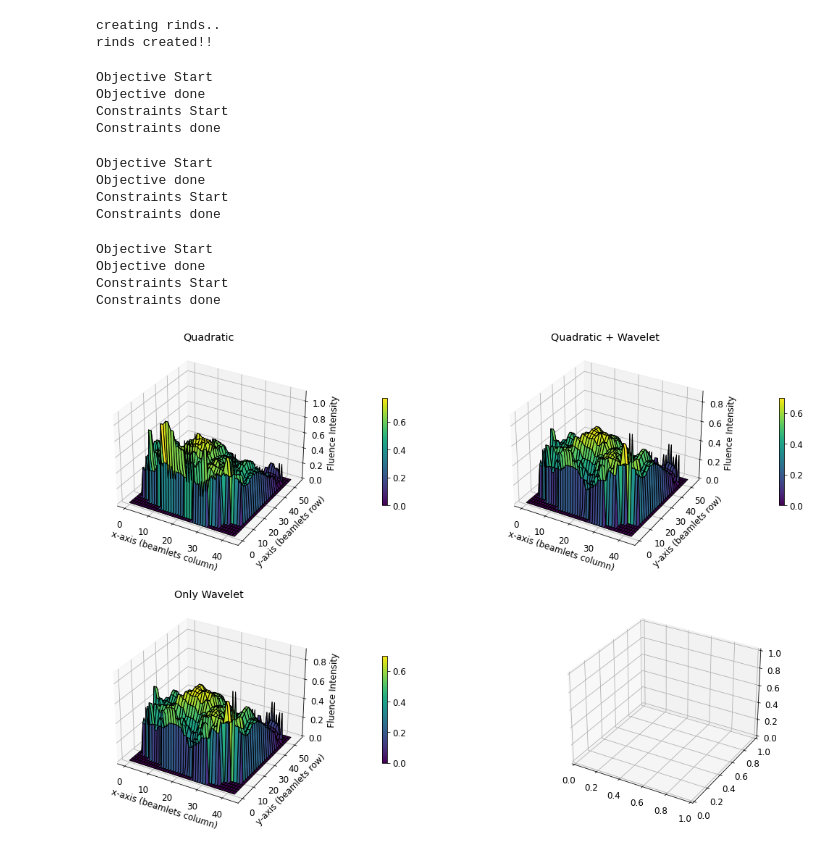
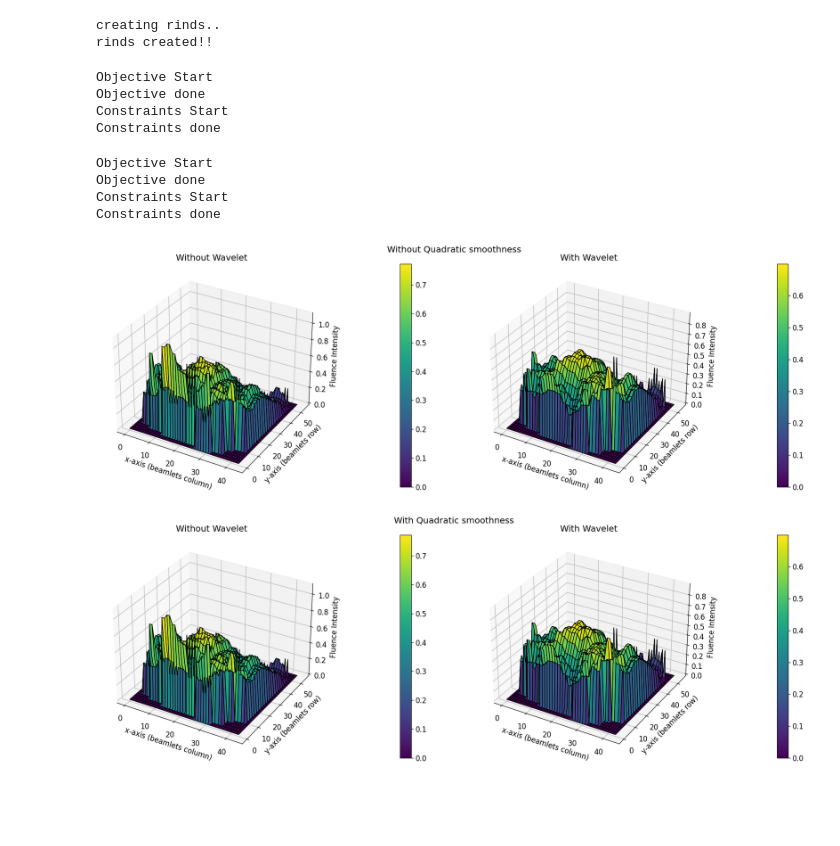
Before and after one commit to PortPy-Project/CompressRTP, a Jupyter notebook: Tutorial.ipynb, the cells around one changed output. Cells and saved outputs as stored; diff of their text form; code cells hidden in the pictures; blank space fills up the shorter version.

Commit message:
Updated notebook using new package

```diff
--- a/Tutorial.ipynb
+++ b/Tutorial.ipynb
@@ -37,47 +39,38 @@ my_plan.add_rinds(rind_params=rind_params)
 # %% [output]
 creating rinds..
 rinds created!!
+# %%
+# With no quadratic smoothness
+prob = pp.CvxPyProb(my_plan, opt_params={'smoothness_weight': 0})
+prob.solve(solver='MOSEK', verbose=False)
+sol_no_quad_no_wav = prob.get_sol()
+# %% [output]
+Objective Start
+Objective done
+Constraints Start
+Constraints done
+# %%
+# creating the wavelet incomplete basis representing a low dimensional subspace for dimension reduction
+wavelet_basis = LowDimRT.get_low_dim_basis(my_plan.inf_matrix, 'wavelet')
+# Smoothness Constraint
+y = cp.Variable(wavelet_basis.shape[1])
+prob.constraints += [wavelet_basis @ y == prob.x]
+prob.solve(solver='MOSEK', verbose=False)
+sol_no_quad_with_wav = prob.get_sol()
 # %%
 # create cvxpy problem using the clinical criteria
 prob = pp.CvxPyProb(my_plan, opt_params={'smoothness_weight': 10})
 # run IMRT fluence map optimization using a low dimensional subspace for fluence map compression
 prob.solve(solver='MOSEK', verbose=False)
-sol = prob.get_sol()
+sol_quad_no_wav = prob.get_sol()
 # %% [output]
 Objective Start
 Objective done
 Constraints Start
 Constraints done
 # %%
-# run IMRT fluence map optimization using a low dimensional subspace for fluence map compression
-
-prob = pp.CvxPyProb(my_plan, opt_params={'smoothness_weight': 10})
-
-# creating the wavelet incomplete basis representing a low dimensional subspace for dimension reduction
-wavelet_basis = LowDimRT.get_low_dim_basis(my_plan.inf_matrix, 'wavelet')
-
 # Smoothness Constraint
 y = cp.Variable(wavelet_basis.shape[1])
 prob.constraints += [wavelet_basis @ y == prob.x]
 prob.solve(solver='MOSEK', verbose=False)
-sol_low_dim = prob.get_sol()
+sol_quad_with_wav = prob.get_sol()
-# %% [output]
-Objective Start
-Objective done
-Constraints Start
-Constraints done
-# %%
-# With no quadratic smoothness
-prob = pp.CvxPyProb(my_plan, opt_params={'smoothness_weight': 0})
-# creating the wavelet incomplete basis representing a low dimensional subspace for dimension reduction
-wavelet_basis = LowDimRT.get_low_dim_basis(my_plan.inf_matrix, 'wavelet')
-# Smoothness Constraint
-y = cp.Variable(wavelet_basis.shape[1])
-prob.constraints += [wavelet_basis @ y == prob.x]
-prob.solve(solver='MOSEK', verbose=False)
-sol_low_dim_only = prob.get_sol()
-# %% [output]
-Objective Start
-Objective done
-Constraints Start
-Constraints done
@@ -84,10 +89,17 @@ Constraints done
 # %%
 # plot fluence 3D and 2D
-fig, ax = plt.subplots(2, 2, figsize=(18,12), subplot_kw={'projection': '3d'})
-pp.Visualize.plot_fluence_3d(sol=sol, beam_id=37, ax=ax[0][0], title='Quadratic')
-pp.Visualize.plot_fluence_3d(sol=sol_low_dim, beam_id=37, ax=ax[0][1], title='Quadratic + Wavelet')
-pp.Visualize.plot_fluence_3d(sol=sol_low_dim_only, beam_id=37, ax=ax[1][0], title='Only Wavelet')
+fig, ax = plt.subplots(1, 2, figsize=(18,6), subplot_kw={'projection': '3d'})
+fig.suptitle('Without Quadratic smoothness')
+pp.Visualize.plot_fluence_3d(sol=sol_no_quad_no_wav, beam_id=37, ax=ax[0], title='Without Wavelet')
+pp.Visualize.plot_fluence_3d(sol=sol_no_quad_with_wav, beam_id=37, ax=ax[1], title='With Wavelet')
+
+fig, ax = plt.subplots(1, 2, figsize=(18,6), subplot_kw={'projection': '3d'})
+fig.suptitle('With Quadratic smoothness')
+pp.Visualize.plot_fluence_3d(sol=sol_quad_no_wav, beam_id=37, ax=ax[0], title='Without Wavelet')
+pp.Visualize.plot_fluence_3d(sol=sol_quad_with_wav, beam_id=37, ax=ax[1], title='With Wavelet')
+
 plt.show()
 # %% [output]
-[figure, old version]
+[figure, new version]
+[figure, added]
 # %%
```
Also changed, not shown: parts of 9 cells of this notebook, 3 other files.
